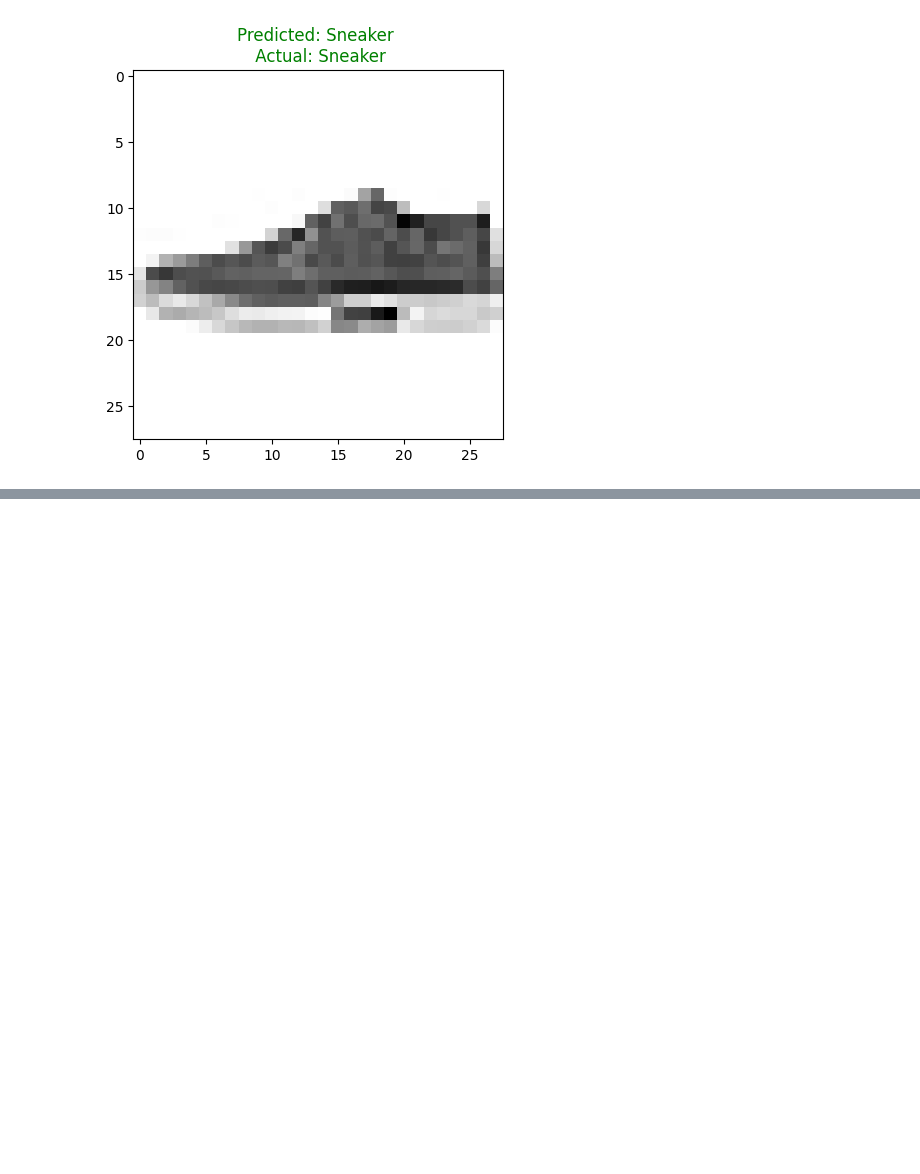
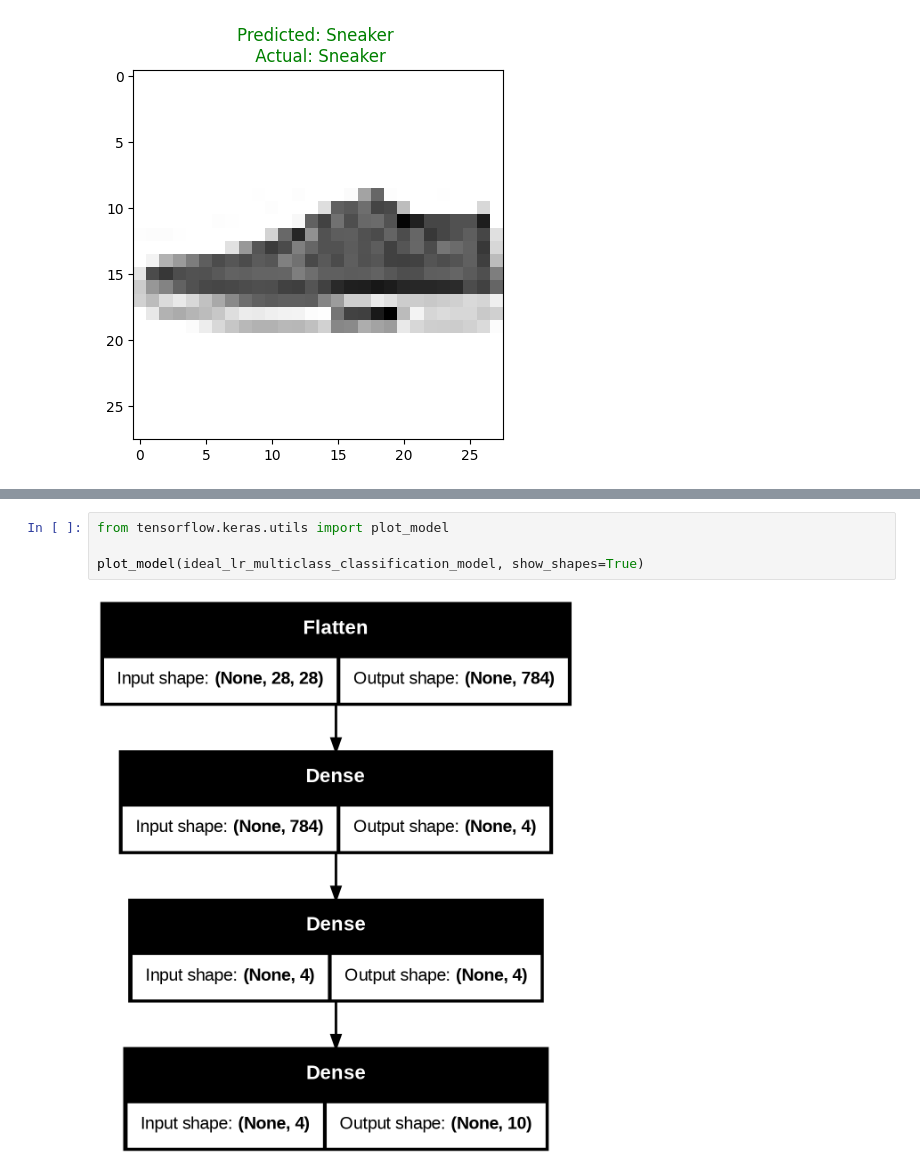
Before and after one commit to HudsonPWesel/AI-Team8Repo, a Jupyter notebook: Classification-training.ipynb, the cells around one changed output, grey strips where cells are left out. Drawn from its saved outputs; the diff is of its cells as text; blank space fills up the shorter version.

```diff
--- a/Classification-training.ipynb
+++ b/Classification-training.ipynb
@@ -741,0 +745,6 @@ else:
+# %%
+from tensorflow.keras.utils import plot_model
+
+plot_model(ideal_lr_multiclass_classification_model, show_shapes=True)
+# %% [output]
+[figure, added]
```
Also changed, not shown: parts of 2 cells of this notebook.
